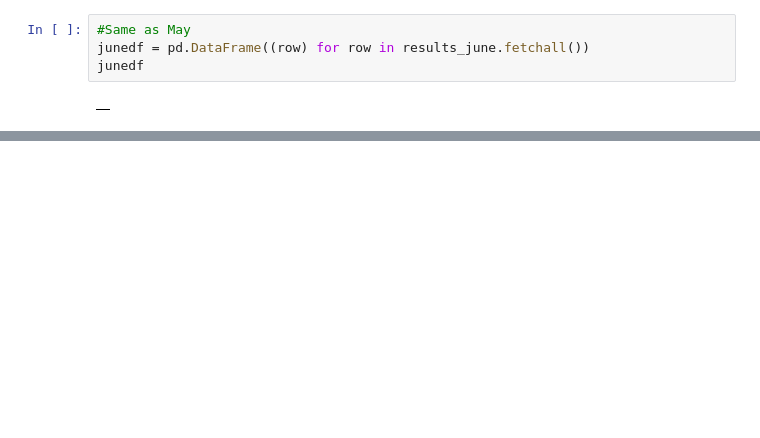
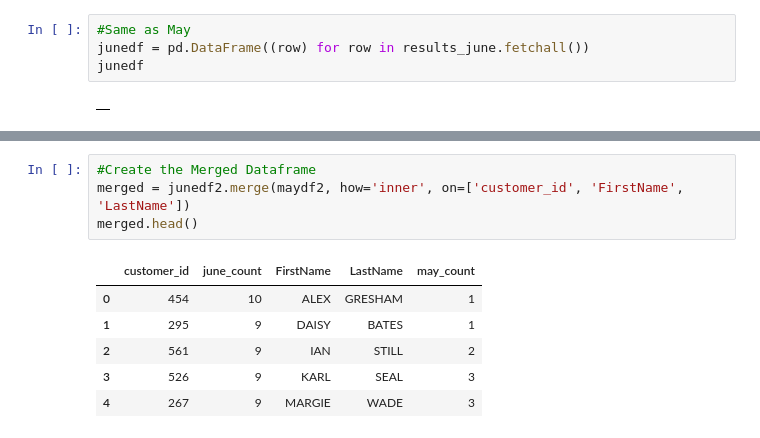
Before and after one commit to signalcdn/Iron-Brett, a Jupyter notebook: Labs/Lab 8 Python.ipynb, the cells around one changed output, grey strips where cells are left out. Cells and saved outputs as stored; diff of their text form; blank space fills up the shorter version.

```diff
--- a/Labs/Lab 8 Python.ipynb
+++ b/Labs/Lab 8 Python.ipynb
@@ -88,0 +119,11 @@ junedf
+# %%
+#Create the Merged Dataframe
+merged = junedf2.merge(maydf2, how='inner', on=['customer_id', 'FirstName', 'LastName'])
+merged.head()
+# %% [output]
+|  | customer_id | june_count | FirstName | LastName | may_count |
+| 0 | 454 | 10 | ALEX | GRESHAM | 1 |
+| 1 | 295 | 9 | DAISY | BATES | 1 |
+| 2 | 561 | 9 | IAN | STILL | 2 |
+| 3 | 526 | 9 | KARL | SEAL | 3 |
+| 4 | 267 | 9 | MARGIE | WADE | 3 |
```
Also changed, not shown: parts of 15 cells of this notebook.
